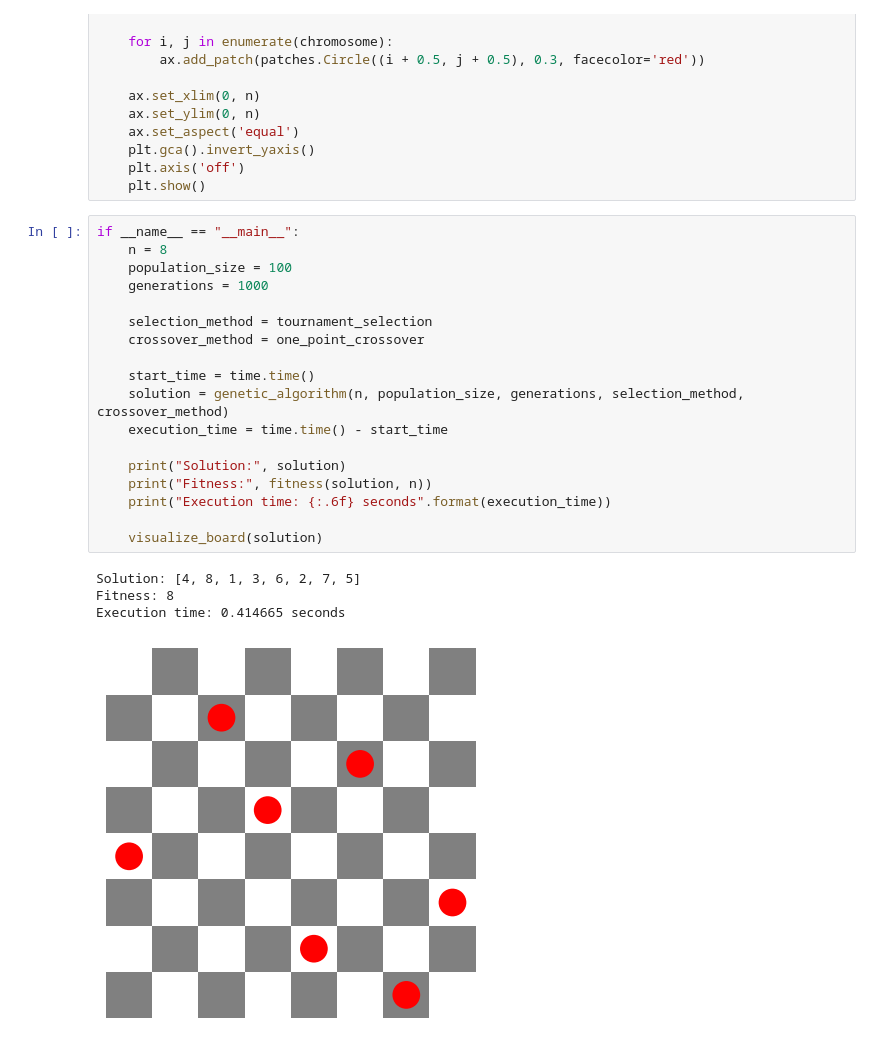
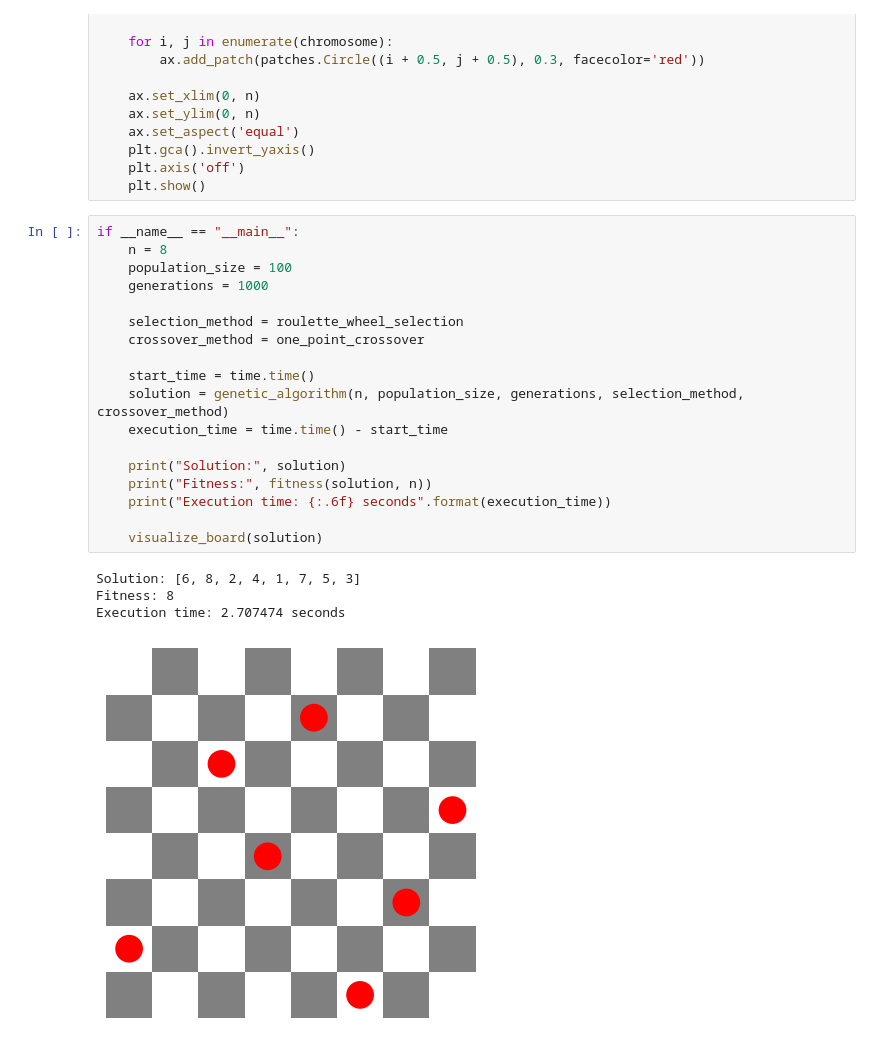
Before and after one commit to IAmirKhani/NQueens-using-genetic-algorithm, a Jupyter notebook: project_6.ipynb, the cells around one changed output. Drawn from its saved outputs; the diff is of its cells as text.

```diff
--- a/project_6.ipynb
+++ b/project_6.ipynb
@@ -116,26 +109,26 @@ def visualize_board(chromosome):
 # %%
 if __name__ == "__main__":
     n = 8
     population_size = 100
     generations = 1000
 
-    selection_method = tournament_selection
+    selection_method = roulette_wheel_selection
     crossover_method = one_point_crossover
 
     start_time = time.time()
     solution = genetic_algorithm(n, population_size, generations, selection_method, crossover_method)
     execution_time = time.time() - start_time
 
     print("Solution:", solution)
     print("Fitness:", fitness(solution, n))
     print("Execution time: {:.6f} seconds".format(execution_time))
 
     visualize_board(solution)
 # %% [output]
-Solution: [4, 8, 1, 3, 6, 2, 7, 5]
+Solution: [6, 8, 2, 4, 1, 7, 5, 3]
 Fitness: 8
-Execution time: 0.414665 seconds
+Execution time: 2.707474 seconds
-[figure, old version]
+[figure, new version]
 # %%
 validation = []
 num_iter = 10
```
Also changed, not shown: parts of 5 cells of this notebook.
